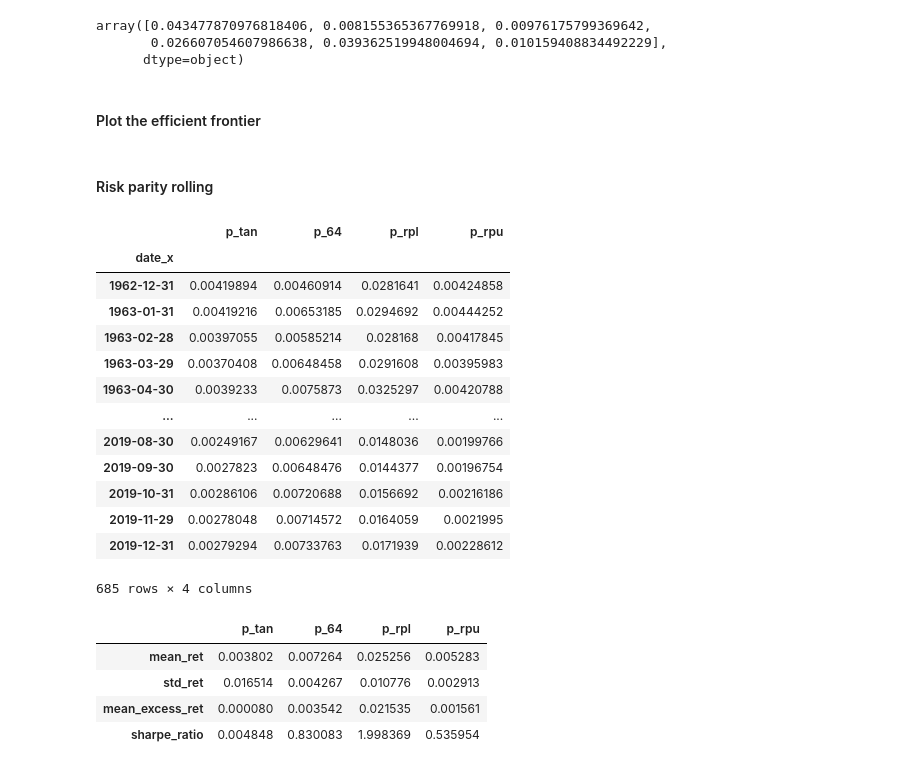
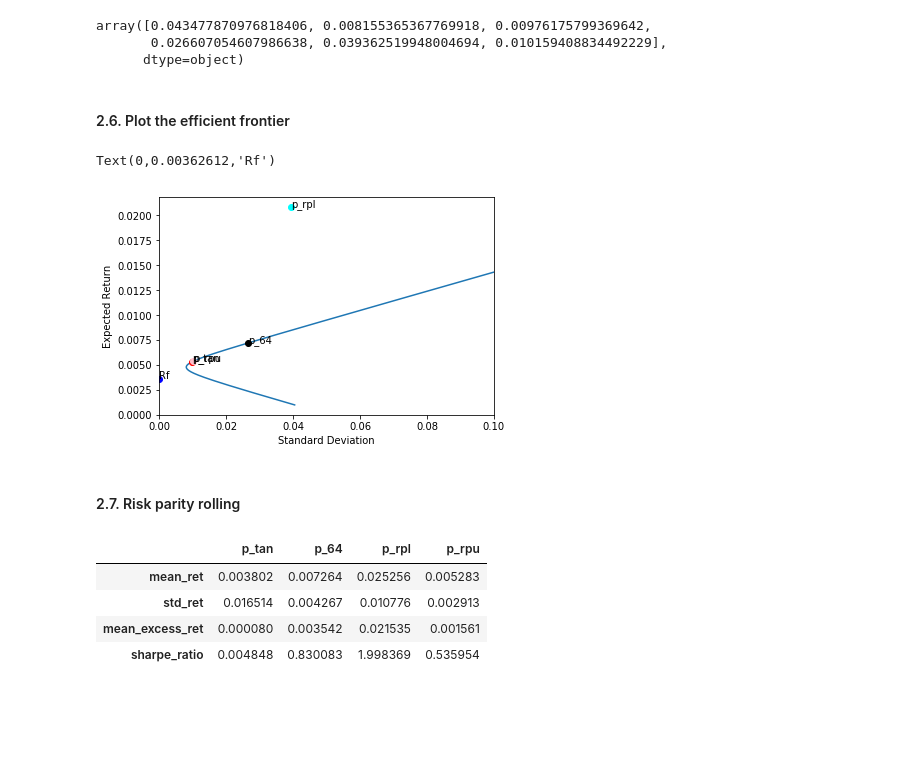
Before and after one commit to baohien97/EPFL-Investments, a Jupyter notebook: As3/InvestmentsAs3.ipynb, the cells around one changed output. Drawn from its saved outputs; the diff is of its cells as text; code cells hidden in the pictures; blank space fills up the shorter version.

```diff
--- a/As3/InvestmentsAs3.ipynb
+++ b/As3/InvestmentsAs3.ipynb
@@ -204,4 +207,4 @@ array([0.043477870976818406, 0.008155365367769918, 0.00976175799369642,
        0.026607054607986638, 0.039362519948004694, 0.010159408834492229],
       dtype=object)
 # %% [markdown]
-#### Plot the efficient frontier
+#### 2.6. Plot the efficient frontier
@@ -214,5 +211,36 @@ array([0.043477870976818406, 0.008155365367769918, 0.00976175799369642,
+# %%
+# plot
+
+#frontier
+mu_theoretical = np.linspace(0.001,0.015,1000)
+A = np.ones(2).T.dot(np.linalg.inv(sigma)).dot(np.ones(2))
+B = np.ones(2).T.dot(np.linalg.inv(sigma)).dot(mu)
+C = mu.T.dot(np.linalg.inv(sigma)).dot(mu)
+delta = A*C - B**2
+
+#sigma of the tangency portfolio corresponding to each mu
+sig_tan = np.sqrt((A*np.multiply(mu_theoretical,mu_theoretical)-2*B*mu_theoretical+C)/delta)
+
+plt.plot(sig_tan, mu_theoretical)
+plt.xlabel('Standard Deviation')
+plt.ylabel('Expected Return')
+plt.xlim(0, 0.1)
+
+portfolios = ["p_tan", "p_64", "p_rpl", "p_rpu"]
+all_means = summ_1[portfolios].loc["mean_ret"].values
+all_stds = summ_1[portfolios].loc["std_ret"].values
+colors = ["red", "black", "cyan", "pink"]
+for i in range(len(all_means)):
+    plt.plot(all_stds[i], all_means[i], c=colors[i], marker="o")
+    plt.annotate(portfolios[i], xy=(all_stds[i], all_means[i]))
+
+plt.plot(0.0, np.mean(data["simp_ret"]), "bo")
+plt.annotate("Rf", xy=(0,np.mean(data["simp_ret"])))
+# %% [output]
+Text(0,0.00362612,'Rf')
+[figure, added]
 # %% [markdown]
-#### Risk parity rolling
+#### 2.7. Risk parity rolling
 # %%
 # Following the notes of figure 1 in AFP (or of table 2 in AFP), note that their RP-
 # strategy is actually computed by rebalancing the portfolio at every month setting
@@ -257,23 +285,6 @@ for date in rolling_mean.index:
     for p,w in {"p_tan": w_tan, "p_64": w_64, "p_rpl": w_rpl, "p_rpu": w_rpu}.items():
         ret_p = mu_p.T.dot(w)
         summ_dates[p][date] = ret_p
-# %%
-summ_dates
-# %% [output]
-|  | p_tan | p_64 | p_rpl | p_rpu |
-| date_x |  |  |  |  |
-| 1962-12-31 | 0.00419894 | 0.00460914 | 0.0281641 | 0.00424858 |
-| 1963-01-31 | 0.00419216 | 0.00653185 | 0.0294692 | 0.00444252 |
-| 1963-02-28 | 0.00397055 | 0.00585214 | 0.028168 | 0.00417845 |
-| 1963-03-29 | 0.00370408 | 0.00648458 | 0.0291608 | 0.00395983 |
-| 1963-04-30 | 0.0039233 | 0.0075873 | 0.0325297 | 0.00420788 |
-| ... | ... | ... | ... | ... |
-| 2019-08-30 | 0.00249167 | 0.00629641 | 0.0148036 | 0.00199766 |
-| 2019-09-30 | 0.0027823 | 0.00648476 | 0.0144377 | 0.00196754 |
-| 2019-10-31 | 0.00286106 | 0.00720688 | 0.0156692 | 0.00216186 |
-| 2019-11-29 | 0.00278048 | 0.00714572 | 0.0164059 | 0.0021995 |
-| 2019-12-31 | 0.00279294 | 0.00733763 | 0.0171939 | 0.00228612 |
-685 rows × 4 columns
 # %%
 mean_excess_ret_rolling = summ_dates.mean() - rolling_mean.simp_ret.mean()
 tmp_dict = {"mean_ret": summ_dates.mean(), "std_ret": summ_dates.std(), "mean_excess_ret": mean_excess_ret_rolling,
```
Also changed, not shown: parts of 10 cells of this notebook.
